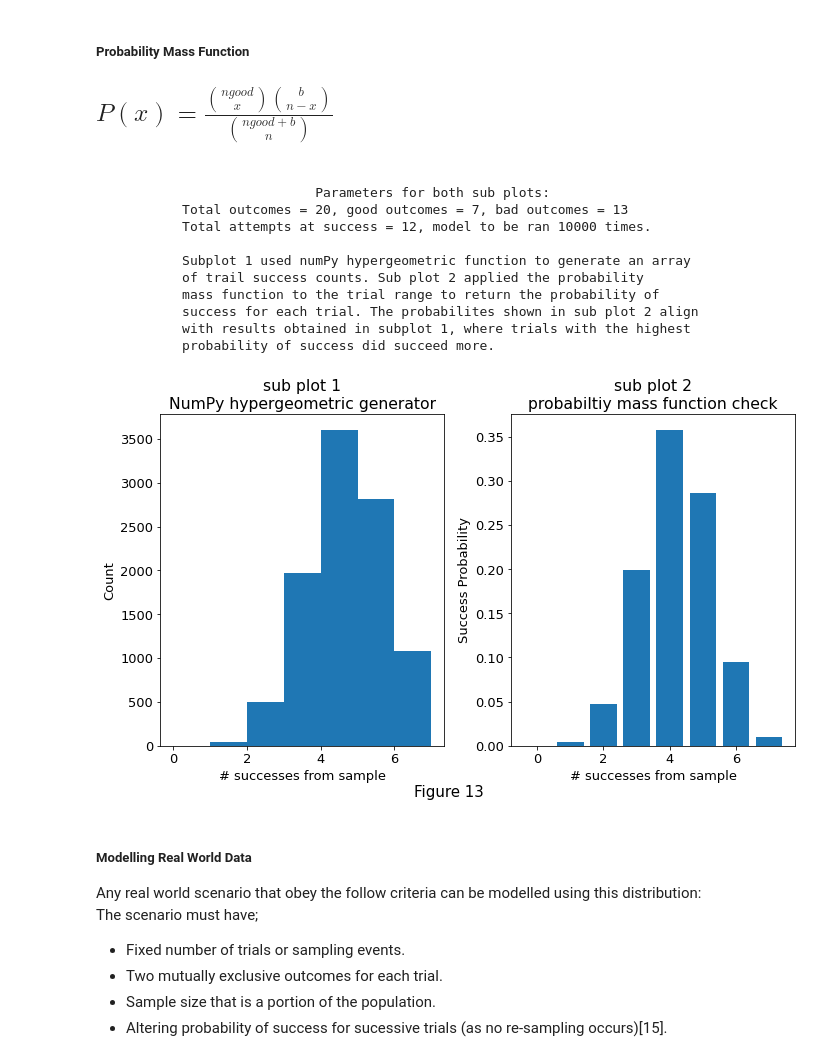
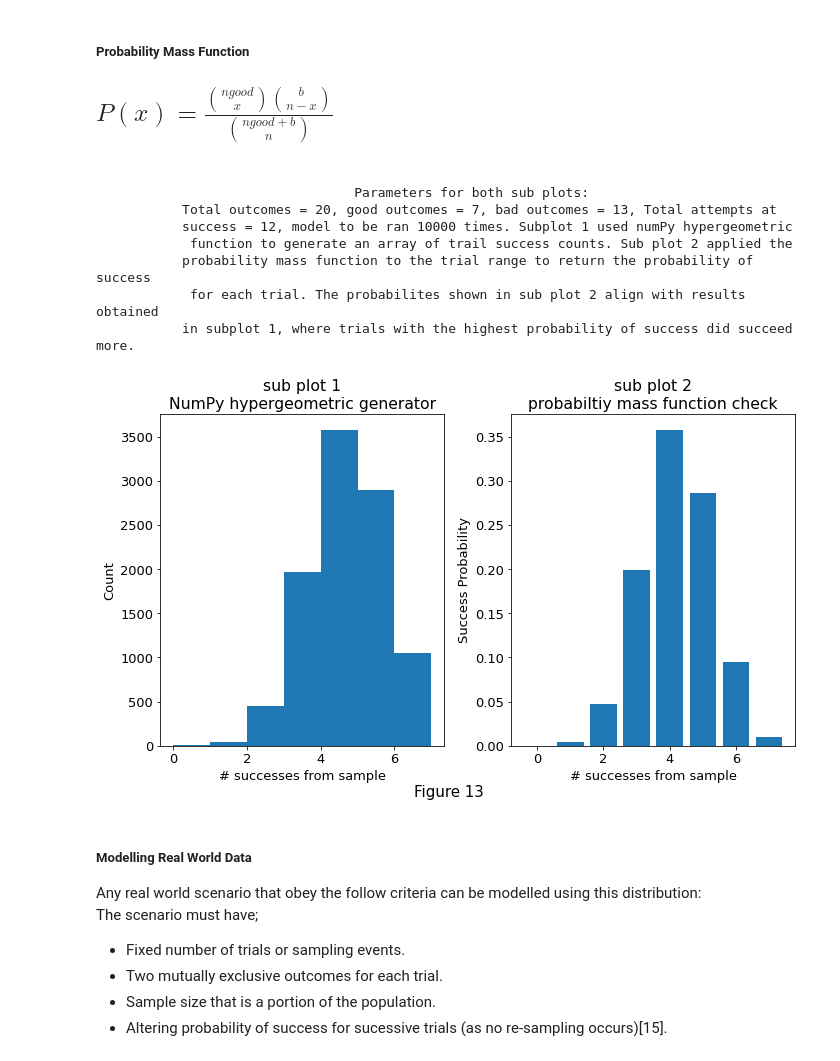
Before and after one commit to CiaranMoran27/numpy.random, a Jupyter notebook: numpy-random.ipynb, the cells around one changed output. Drawn from its saved outputs; the diff is of its cells as text; code cells hidden in the pictures.

```diff
--- a/numpy-random.ipynb
+++ b/numpy-random.ipynb
@@ -840,54 +838,49 @@ plt.tight_layout()
 from scipy.stats import hypergeom
 [M, n, N] = [20, 7, 12]
 # M = total object count
 # n = ngood
 # N = number drawn from total population (no replacement)
 
 rv_object = hypergeom(M, n, N)                               # generate hypergeom object using relevant paremeters
 ngood_array = np.arange(0, n + 1)                            # generate array for total number of good objects
 probability = rv_object.pmf(ngood_array)                     # call probability mass function on hypergeom object
 
 # generate equivalent hyperg array using numpy
 hyperg_array = rng.hypergeometric(7, 13, 12, 10000)
 
 
 fig, (ax1, ax2) = plt.subplots(1, 2)
 plt.figtext(0.5, 0, 'Figure 13', wrap = True, horizontalalignment = 'center', fontsize = 15);
 ax1.hist(hyperg_array, bins = 7)
 ax2.bar(ngood_array, probability)
 
 ax1.set_title('sub plot 1\nNumPy hypergeometric generator')
 ax1.set_xlabel('# successes from sample')
 ax1.set_ylabel('Count')
 
 ax2.set_title('sub plot 2\nprobabiltiy mass function check')
 ax2.set_xlabel('# successes from sample')
 ax2.set_ylabel('Success Probability')
 plt.tight_layout();
 
 # description for plot
-string_spacer = [' ' * 11 for i in range(10)]
-print('\n{}                 Parameters for both sub plots:\n\
-{}Total outcomes = 20, good outcomes = 7, bad outcomes = 13\n\
-{}Total attempts at success = 12, model to be ran 10000 times.\n\n\
-{}Subplot 1 used numPy hypergeometric function to generate an array\n\
-{}of trail success counts. Sub plot 2 applied the probability\n\
-{}mass function to the trial range to return the probability of\n\
-{}success for each trial. The probabilites shown in sub plot 2 align\n\
-{}with results obtained in subplot 1, where trials with the highest\n\
-{}probability of success did succeed more.\n'.format(*string_spacer))
+string_spacer = [' ' * 11 for i in range(7)]
+print('\n{}                      Parameters for both sub plots:\n\
+{}Total outcomes = 20, good outcomes = 7, bad outcomes = 13, Total attempts at \n\
+{}success = 12, model to be ran 10000 times. Subplot 1 used numPy hypergeometric\n\
+{} function to generate an array of trail success counts. Sub plot 2 applied the\n\
+{}probability mass function to the trial range to return the probability of success\n\
+{} for each trial. The probabilites shown in sub plot 2 align with results obtained\n\
+{}in subplot 1, where trials with the highest probability of success did succeed more.\n'.format(*string_spacer))
 # %% [output]
-                            Parameters for both sub plots:
-           Total outcomes = 20, good outcomes = 7, bad outcomes = 13
-           Total attempts at success = 12, model to be ran 10000 times.
-
-           Subplot 1 used numPy hypergeometric function to generate an array
-           of trail success counts. Sub plot 2 applied the probability
-           mass function to the trial range to return the probability of
-           success for each trial. The probabilites shown in sub plot 2 align
-           with results obtained in subplot 1, where trials with the highest
-           probability of success did succeed more.
+                                 Parameters for both sub plots:
+           Total outcomes = 20, good outcomes = 7, bad outcomes = 13, Total attempts at
+           success = 12, model to be ran 10000 times. Subplot 1 used numPy hypergeometric
+            function to generate an array of trail success counts. Sub plot 2 applied the
+           probability mass function to the trial range to return the probability of success
+            for each trial. The probabilites shown in sub plot 2 align with results obtained
+           in subplot 1, where trials with the highest probability of success did succeed more.
-[figure, old version]
+[figure, new version]
 # %% [markdown]
 ##### Modelling Real World Data
 
```
Also changed, not shown: parts of 20 cells of this notebook, 1 other file.
